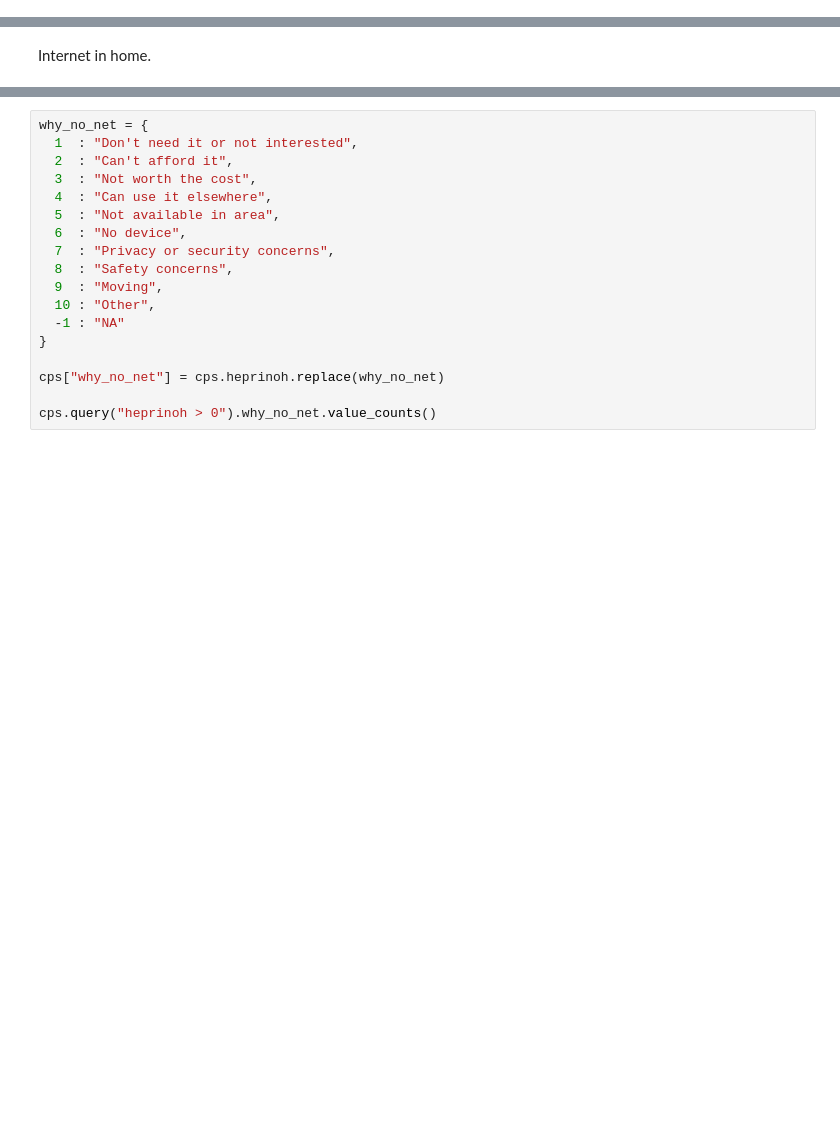
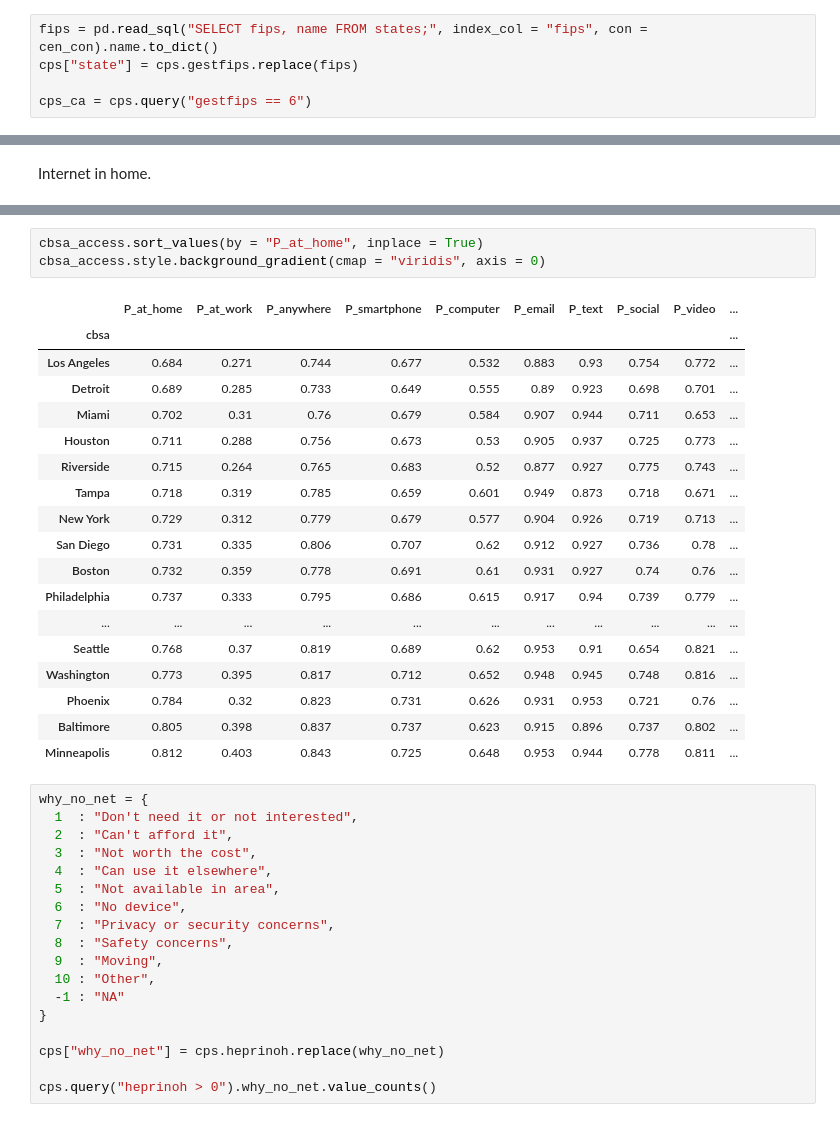
Before and after one commit to JamesSaxon/neighborhood_broadband, a Jupyter notebook: cps.ipynb, the cells around one changed output, grey strips where cells are left out. Saved outputs shown, nothing was run; the diff lists cells and outputs as text; blank space fills up the shorter version.

```diff
--- a/cps.ipynb
+++ b/cps.ipynb
@@ -33,0 +96,5 @@ cps["H_highsp"]          = cps.hehomte1 == 1
+# %%
+fips = pd.read_sql("SELECT fips, name FROM states;", index_col = "fips", con = cen_con).name.to_dict()
+cps["state"] = cps.gestfips.replace(fips)
+
+cps_ca = cps.query("gestfips == 6")
@@ -183,3 +263,25 @@ cbsa_access
+# %%
+cbsa_access.sort_values(by = "P_at_home", inplace = True)
+cbsa_access.style.background_gradient(cmap = "viridis", axis = 0)
+# %% [output]
+|  | P_at_home | P_at_work | P_anywhere | P_smartphone | P_computer | P_email | P_text | P_social | P_video | ... |
+| cbsa |  |  |  |  |  |  |  |  |  | ... |
+| Los Angeles | 0.684 | 0.271 | 0.744 | 0.677 | 0.532 | 0.883 | 0.93 | 0.754 | 0.772 | ... |
+| Detroit | 0.689 | 0.285 | 0.733 | 0.649 | 0.555 | 0.89 | 0.923 | 0.698 | 0.701 | ... |
+| Miami | 0.702 | 0.31 | 0.76 | 0.679 | 0.584 | 0.907 | 0.944 | 0.711 | 0.653 | ... |
+| Houston | 0.711 | 0.288 | 0.756 | 0.673 | 0.53 | 0.905 | 0.937 | 0.725 | 0.773 | ... |
+| Riverside | 0.715 | 0.264 | 0.765 | 0.683 | 0.52 | 0.877 | 0.927 | 0.775 | 0.743 | ... |
+| Tampa | 0.718 | 0.319 | 0.785 | 0.659 | 0.601 | 0.949 | 0.873 | 0.718 | 0.671 | ... |
+| New York | 0.729 | 0.312 | 0.779 | 0.679 | 0.577 | 0.904 | 0.926 | 0.719 | 0.713 | ... |
+| San Diego | 0.731 | 0.335 | 0.806 | 0.707 | 0.62 | 0.912 | 0.927 | 0.736 | 0.78 | ... |
+| Boston | 0.732 | 0.359 | 0.778 | 0.691 | 0.61 | 0.931 | 0.927 | 0.74 | 0.76 | ... |
+| Philadelphia | 0.737 | 0.333 | 0.795 | 0.686 | 0.615 | 0.917 | 0.94 | 0.739 | 0.779 | ... |
+| ... | ... | ... | ... | ... | ... | ... | ... | ... | ... | ... |
+| Seattle | 0.768 | 0.37 | 0.819 | 0.689 | 0.62 | 0.953 | 0.91 | 0.654 | 0.821 | ... |
+| Washington | 0.773 | 0.395 | 0.817 | 0.712 | 0.652 | 0.948 | 0.945 | 0.748 | 0.816 | ... |
+| Phoenix | 0.784 | 0.32 | 0.823 | 0.731 | 0.626 | 0.931 | 0.953 | 0.721 | 0.76 | ... |
+| Baltimore | 0.805 | 0.398 | 0.837 | 0.737 | 0.623 | 0.915 | 0.896 | 0.737 | 0.802 | ... |
+| Minneapolis | 0.812 | 0.403 | 0.843 | 0.725 | 0.648 | 0.953 | 0.944 | 0.778 | 0.811 | ... |
 # %%
 why_no_net = {
   1  : "Don't need it or not interested",
```
Also changed, not shown: parts of 22 cells of this notebook.
